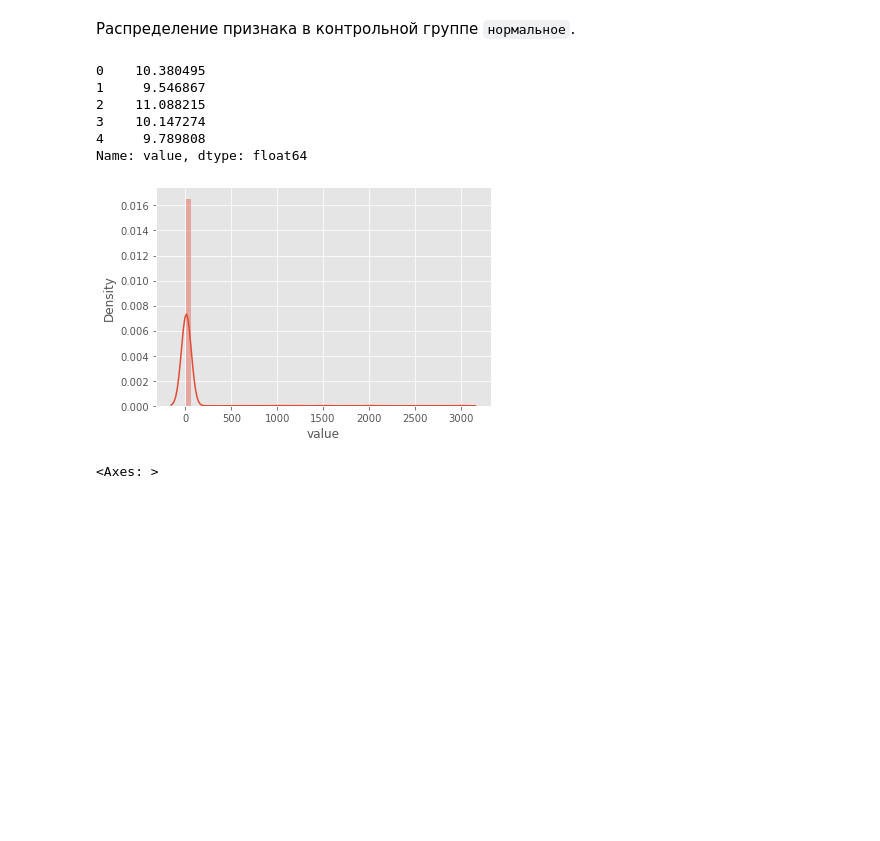
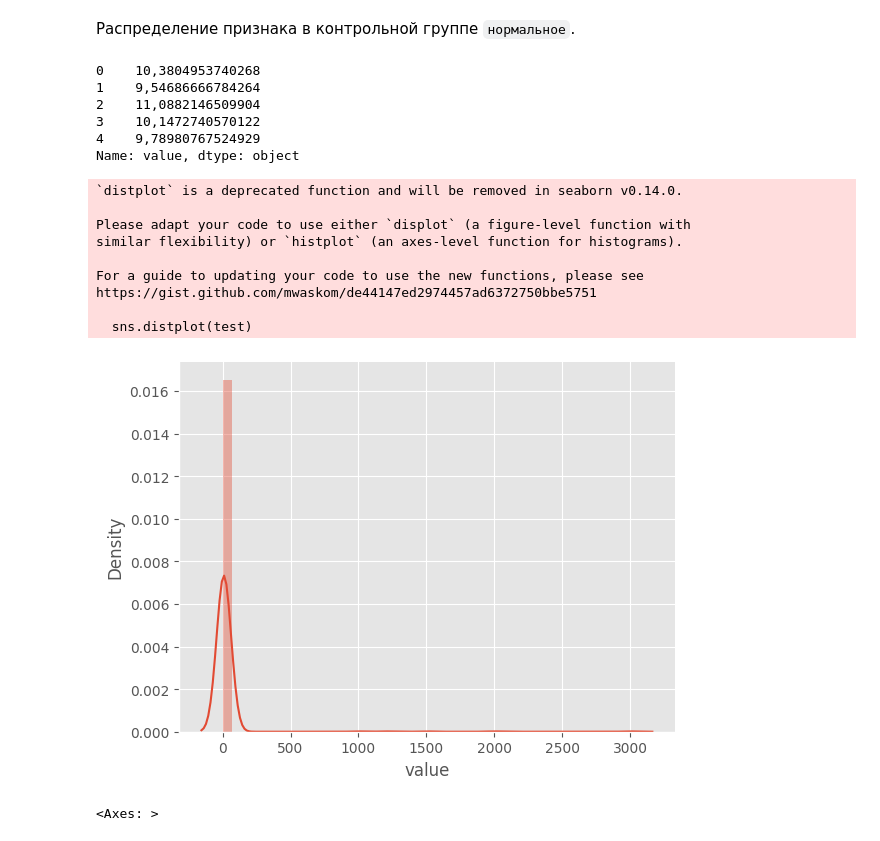
Before and after one commit to kirmipt/karpov.courses_analyst, a Jupyter notebook: 6 Статистика/9 Bootstrap как метод проверки статистических гипотез/Минипроект 9 - AB testing via Bootstrap method.ipynb, the cells around one changed output. Saved outputs shown, nothing was run; the diff lists cells and outputs as text; code cells hidden in the pictures; blank space fills up the shorter version.

```diff
--- a/6 Статистика/9 Bootstrap как метод проверки статистических гипотез/Минипроект 9 - AB testing via Bootstrap method.ipynb
+++ b/6 Статистика/9 Bootstrap как метод проверки статистических гипотез/Минипроект 9 - AB testing via Bootstrap method.ipynb
@@ -86,7 +86,7 @@ def get_bootstrap(
             "ci": ci,
             "p_value": p_value}
 # %%
-df = pd.read_csv('data2/hw_bootstrap.csv', sep=';')
+df = pd.read_csv('hw_bootstrap.csv', sep=';')
 df.head()
 # %% [output]
 |  | Unnamed: 0 | value | experimentVariant |
@@ -107,20 +116,29 @@ sns.distplot(ctrl) #похоже на норм
 # %% [markdown]
 Распределение признака в контрольной группе `нормальное`.
 # %%
-df_test = df.query('experimentVariant == "Treatment"').reset_index(drop=True)['value']
+df_test = df.query('AorB == "Treatment"').reset_index(drop=True)['value']
 df_test.head()
 # %% [output]
-0    10.380495
-1     9.546867
-2    11.088215
-3    10.147274
-4     9.789808
-Name: value, dtype: float64
+0    10,3804953740268
+1    9,54686666784264
+2    11,0882146509904
+3    10,1472740570122
+4    9,78980767524929
+Name: value, dtype: object
 # %%
-sns.distplot(df_test)
+sns.distplot(test)
 sns.despine()
 # %% [output]
+`distplot` is a deprecated function and will be removed in seaborn v0.14.0.
+
+Please adapt your code to use either `displot` (a figure-level function with
+similar flexibility) or `histplot` (an axes-level function for histograms).
+
+For a guide to updating your code to use the new functions, please see
+https://gist.github.com/mwaskom/de44147ed2974457ad6372750bbe5751
+
+  sns.distplot(test)
-[figure, old version]
+[figure, new version]
 # %%
 sns.boxplot(test.values)
 # %% [output]
```
Also changed, not shown: parts of 8 cells of this notebook.
